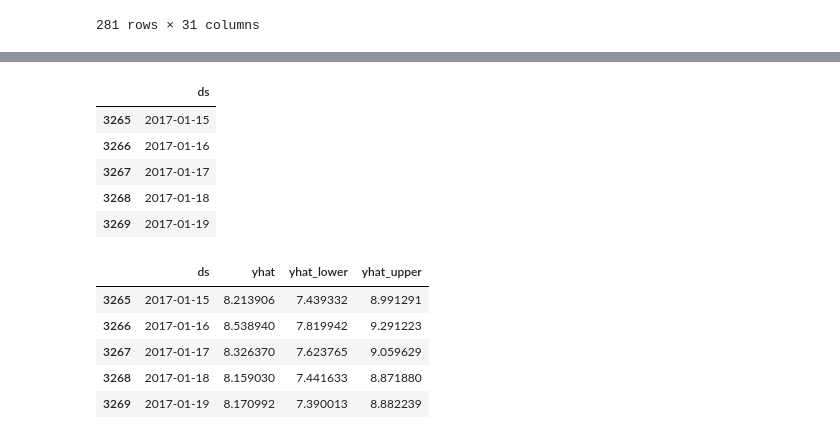
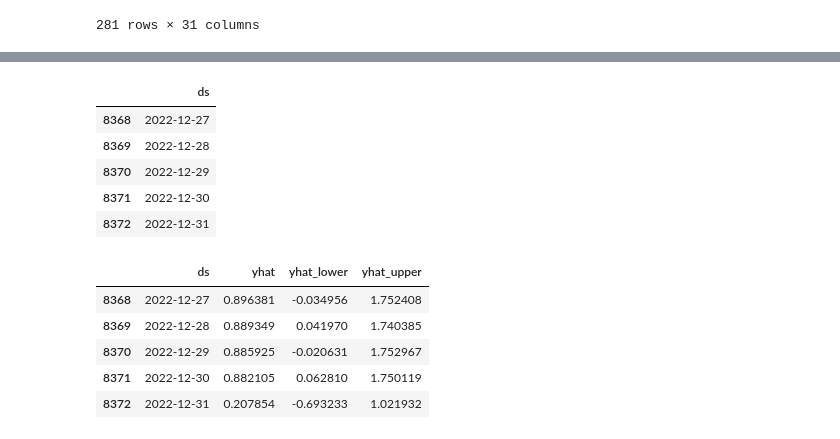
Before and after one commit to fintech-lex/finance-starterkit, a Jupyter notebook: FinWin.ipynb, the cells around one changed output, grey strips where cells are left out. Cells and saved outputs as stored; diff of their text form; code cells hidden in the pictures.

```diff
--- a/FinWin.ipynb
+++ b/FinWin.ipynb
@@ -162,7 +162,9 @@ from prophet import Prophet
 
 new_df = yield_csv['1 Yr']
 
+new_df = new_df.reset_index()
+
+new_df = new_df.rename(columns={'Date': 'ds', '1 Yr': 'y'})
+
 display(new_df)
-
-display(df)
 # %% [output]
@@ -196,7 +185,7 @@ Name: 1 Yr, Length: 8008, dtype: float64
 # Model Creation
 
 m = Prophet()
-m.fit(df) # The New Df needs to be here. Working to convert Dates and Yields into ds and y
+m.fit(new_df) # The New Df needs to be here. Working to convert Dates and Yields into ds and y
 
 # Future 'indicators' Creation
 
@@ -208,9 +197,9 @@ future.tail()
 |  | ds |
-| 3265 | 2017-01-15 |
-| 3266 | 2017-01-16 |
-| 3267 | 2017-01-17 |
-| 3268 | 2017-01-18 |
-| 3269 | 2017-01-19 |
+| 8368 | 2022-12-27 |
+| 8369 | 2022-12-28 |
+| 8370 | 2022-12-29 |
+| 8371 | 2022-12-30 |
+| 8372 | 2022-12-31 |
 # %%
 # Forecast model integrating newly
 
@@ -218,11 +207,11 @@ forecast = m.predict(future)
 forecast[['ds', 'yhat', 'yhat_lower', 'yhat_upper']].tail()
 # %% [output]
 |  | ds | yhat | yhat_lower | yhat_upper |
-| 3265 | 2017-01-15 | 8.213906 | 7.439332 | 8.991291 |
-| 3266 | 2017-01-16 | 8.538940 | 7.819942 | 9.291223 |
-| 3267 | 2017-01-17 | 8.326370 | 7.623765 | 9.059629 |
-| 3268 | 2017-01-18 | 8.159030 | 7.441633 | 8.871880 |
-| 3269 | 2017-01-19 | 8.170992 | 7.390013 | 8.882239 |
+| 8368 | 2022-12-27 | 0.896381 | -0.034956 | 1.752408 |
+| 8369 | 2022-12-28 | 0.889349 | 0.041970 | 1.740385 |
+| 8370 | 2022-12-29 | 0.885925 | -0.020631 | 1.752967 |
+| 8371 | 2022-12-30 | 0.882105 | 0.062810 | 1.750119 |
+| 8372 | 2022-12-31 | 0.207854 | -0.693233 | 1.021932 |
 # %%
 # Lets make this thing pretty! Visualization & Plots!
 
```
Also changed, not shown: parts of 6 cells of this notebook, 2 other files.
